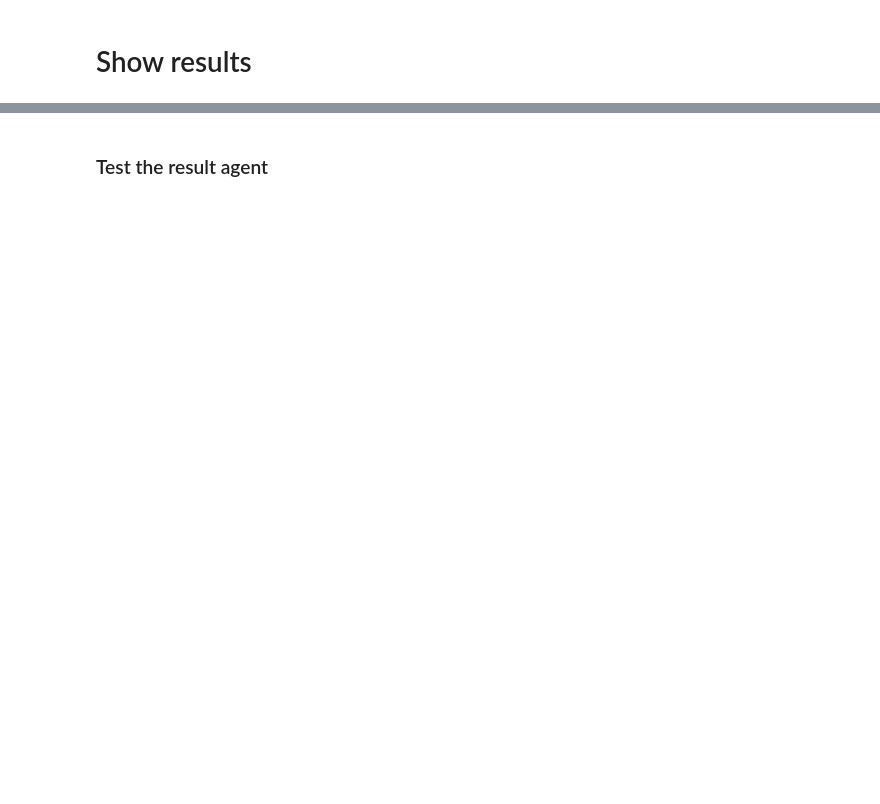
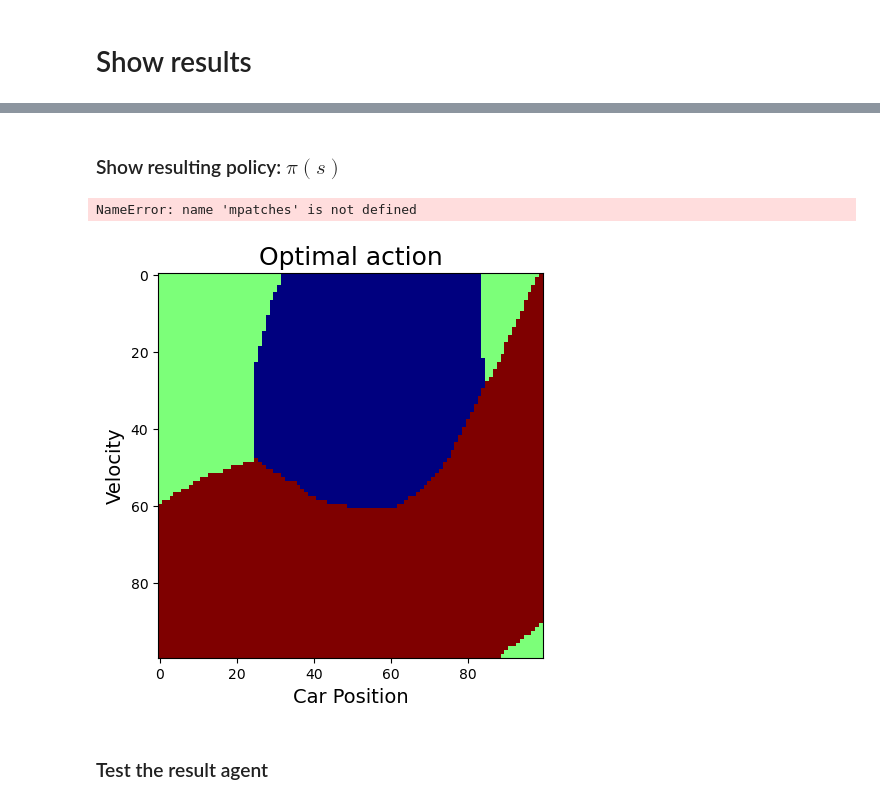
Before and after one commit to dkkahm/study-reinforcement, a Jupyter notebook: javier/013.Deep SARSA.ipynb, the cells around one changed output, grey strips where cells are left out. Drawn from its saved outputs; the diff is of its cells as text; code cells hidden in the pictures; blank space fills up the shorter version.

```diff
--- a/javier/013.Deep SARSA.ipynb
+++ b/javier/013.Deep SARSA.ipynb
@@ -78,3 +200,11 @@ plot_policy(action_values, frame)
+# %% [markdown]
+### Show resulting policy: $\pi(s)$
+# %%
+plot_max_q(env, q_network, xlabel='Car Position', ylabel='Velocity',
+           action_labels=['Back', 'Do nothing', 'Forward'])
+# %% [output]
+NameError: name 'mpatches' is not defined
+[figure, added]
 # %% [markdown]
 ### Test the result agent
 # %%
```
Also changed, not shown: parts of 37 cells of this notebook, 1 other file.
